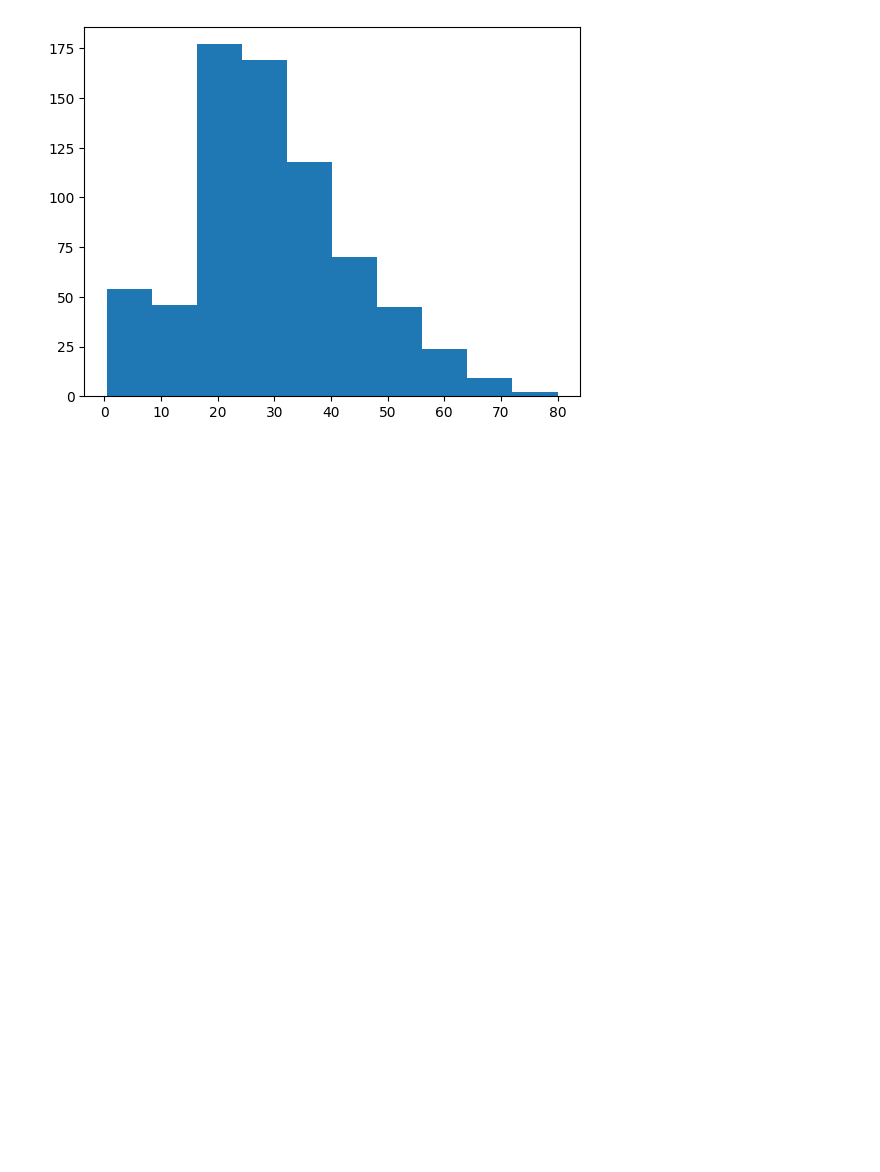
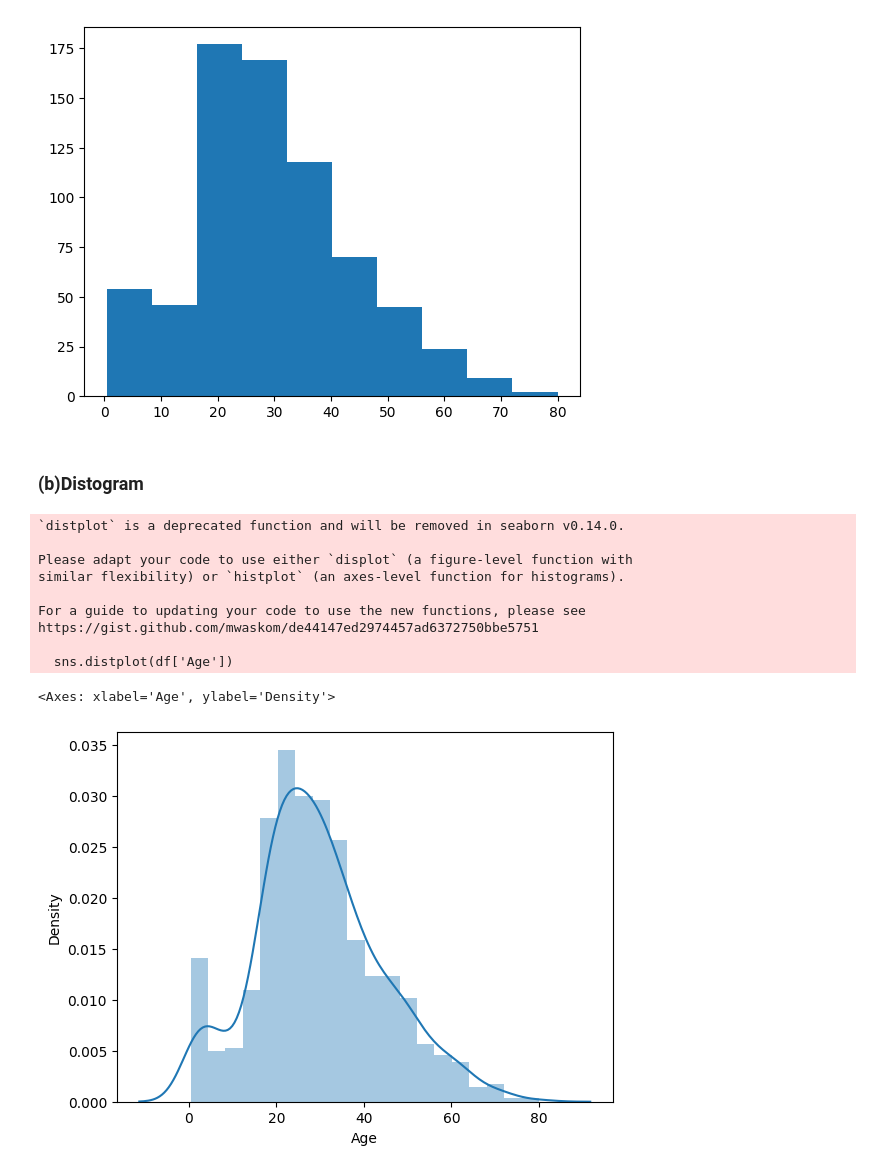
Before and after one commit to AuthRan/100-Days-of-ML, a Jupyter notebook: 2Univariate-Analysis.ipynb, the cells around one changed output. Cells and saved outputs as stored; diff of their text form; code cells hidden in the pictures; blank space fills up the shorter version.

Commit message:
Completed univariate analysis

```diff
--- a/2Univariate-Analysis.ipynb
+++ b/2Univariate-Analysis.ipynb
@@ -62,3 +63,21 @@ plt.hist(df['Age'])
         64.084, 72.042, 80.   ]),
  <BarContainer object of 10 artists>)
 [figure]
+# %% [markdown]
+<h3>(b)Distogram</h3>
+# %%
+# It is an improvement of histogram
+# Along with histogram it give kde kerner distribution estimation isko hum pdf yani probability desity function ie y axis pe probability and x pe hoga age for example for any x lets say 40 then uss age ka passenget hone ki probability btayega y axix whearas histogram gives u exact value. You will understand its importance when u read multivariate analysis.
+sns.distplot(df['Age'])
+# %% [output]
+`distplot` is a deprecated function and will be removed in seaborn v0.14.0.
+
+Please adapt your code to use either `displot` (a figure-level function with
+similar flexibility) or `histplot` (an axes-level function for histograms).
+
+For a guide to updating your code to use the new functions, please see
+https://gist.github.com/mwaskom/de44147ed2974457ad6372750bbe5751
+
+  sns.distplot(df['Age'])
+<Axes: xlabel='Age', ylabel='Density'>
+[figure, added]
```
Also changed, not shown: parts of 6 cells of this notebook, 1 other file.
